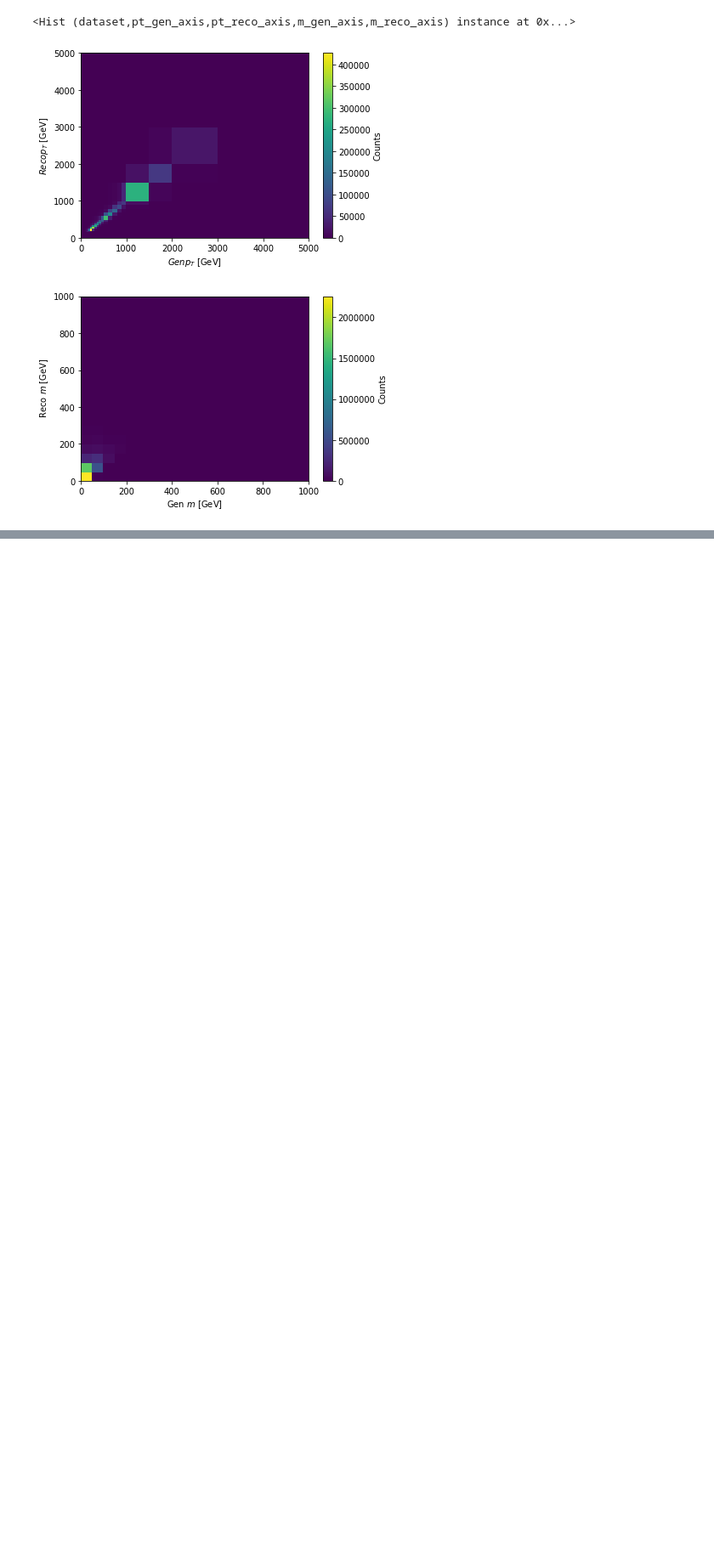
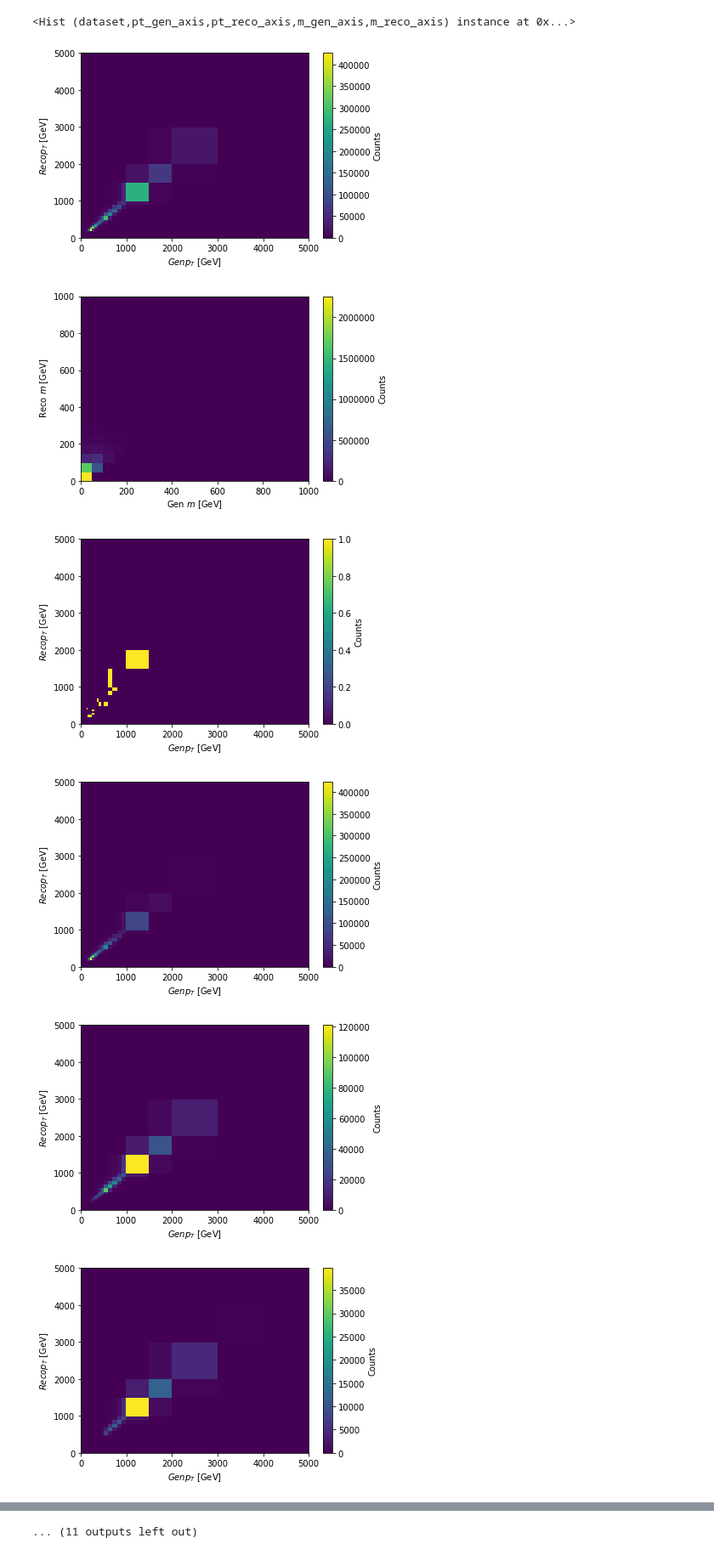
Before and after one commit to nsmith-/CoffeaJERC, a Jupyter notebook: test.ipynb, the cells around one changed output, grey strips where cells are left out. Shown at 85% size. Saved outputs shown, nothing was run; the diff lists cells and outputs as text; code cells hidden in the pictures; blank space fills up the shorter version.

```diff
--- a/test.ipynb
+++ b/test.ipynb
@@ -208,3 +235,11 @@ hist.plot2d(output['h_response'].sum('dataset', 'pt_reco_axis', 'pt_gen_axis'),
 <Hist (dataset,pt_gen_axis,pt_reco_axis,m_gen_axis,m_reco_axis) instance at 0x...>
 [figure]
 [figure]
+# %%
+for i in output['h_response'].axis('m_gen_axis'):
+    fig, ax, _ = hist.plot2d(output['h_response'].sum('dataset','m_reco_axis').integrate('m_gen_axis', i),xaxis='pt_gen_axis')
+# %% [output]
+[figure, added]
+[figure, added]
+[figure, added]
+[figure, added]
@@ -210,0 +254 @@ hist.plot2d(output['h_response'].sum('dataset', 'pt_reco_axis', 'pt_gen_axis'),
+... (11 outputs left out)
```
Also changed, not shown: parts of 9 cells of this notebook.
